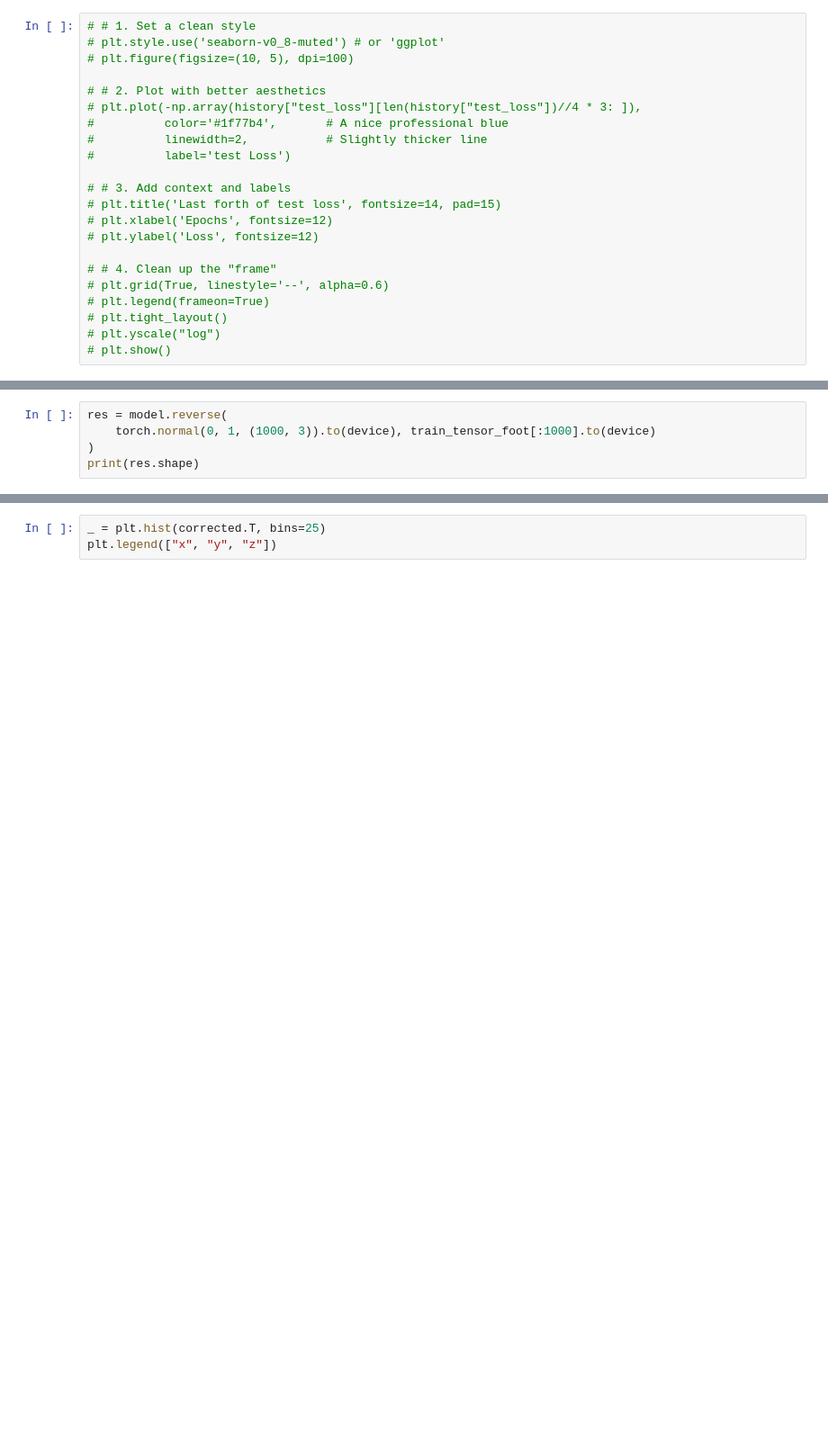
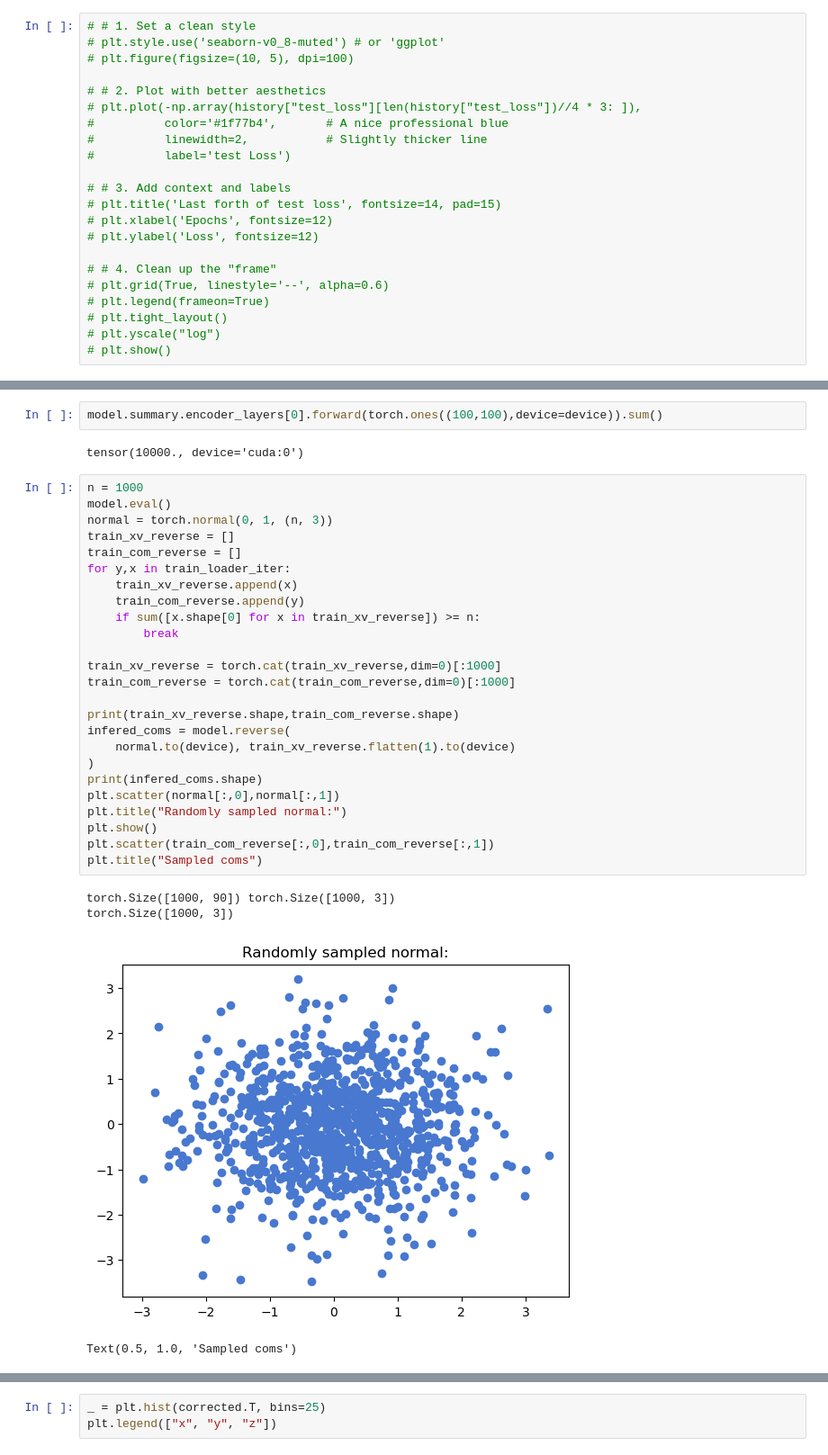
Before and after one commit to laurasaizz/SBI_walking, a Jupyter notebook: model.ipynb, the cells around one changed output, grey strips where cells are left out. Shown at 90% size. Cells and saved outputs as stored; diff of their text form; blank space fills up the shorter version.

```diff
--- a/model.ipynb
+++ b/model.ipynb
@@ -751,5 +817,34 @@ _ = plt.hist(com[:, 0], bins=25)
+# %%
+model.summary.encoder_layers[0].forward(torch.ones((100,100),device=device)).sum()
+# %% [output]
+tensor(10000., device='cuda:0')
 # %%
-res = model.reverse(
-    torch.normal(0, 1, (1000, 3)).to(device), train_tensor_foot[:1000].to(device)
+n = 1000
+model.eval()
+normal = torch.normal(0, 1, (n, 3))
+train_xv_reverse = []
+train_com_reverse = []
+for y,x in train_loader_iter:
+    train_xv_reverse.append(x)
+    train_com_reverse.append(y)
+    if sum([x.shape[0] for x in train_xv_reverse]) >= n:
+        break
+
+train_xv_reverse = torch.cat(train_xv_reverse,dim=0)[:1000]
+train_com_reverse = torch.cat(train_com_reverse,dim=0)[:1000]
+
+print(train_xv_reverse.shape,train_com_reverse.shape)
+infered_coms = model.reverse(
+    normal.to(device), train_xv_reverse.flatten(1).to(device)
 )
-print(res.shape)
+print(infered_coms.shape)
+plt.scatter(normal[:,0],normal[:,1])
+plt.title("Randomly sampled normal:")
+plt.show()
+plt.scatter(train_com_reverse[:,0],train_com_reverse[:,1])
+plt.title("Sampled coms")
+# %% [output]
+torch.Size([1000, 90]) torch.Size([1000, 3])
+torch.Size([1000, 3])
+[figure, added]
+Text(0.5, 1.0, 'Sampled coms')
```
Also changed, not shown: parts of 17 cells of this notebook, 3 other files.
